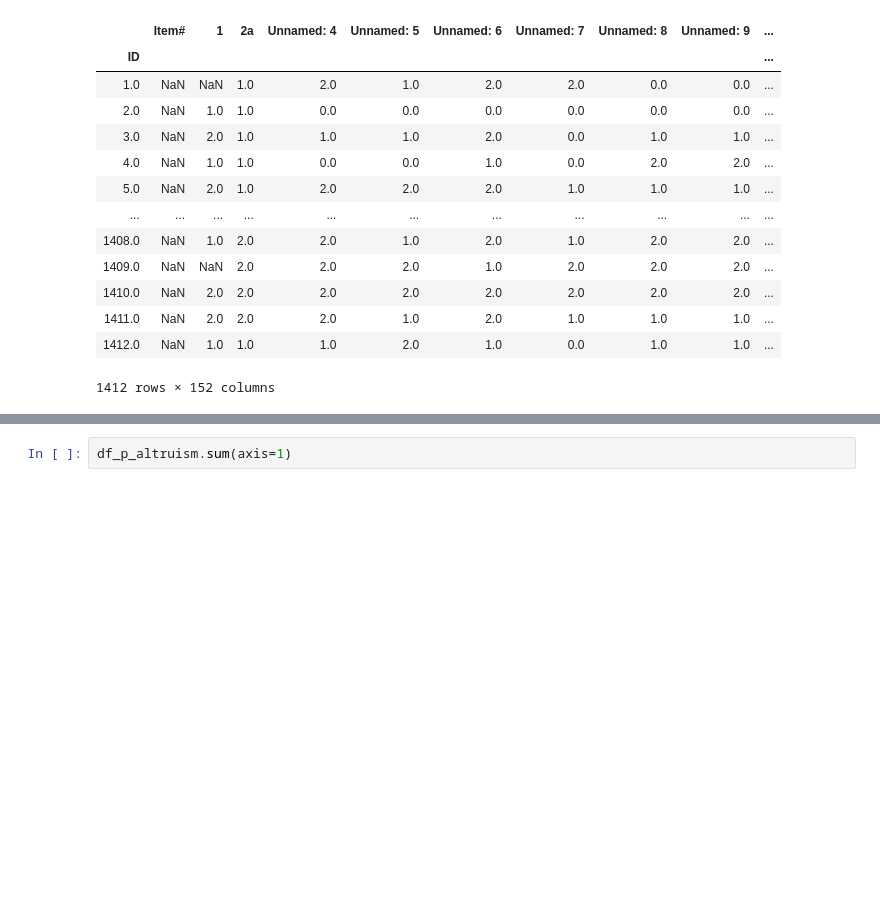
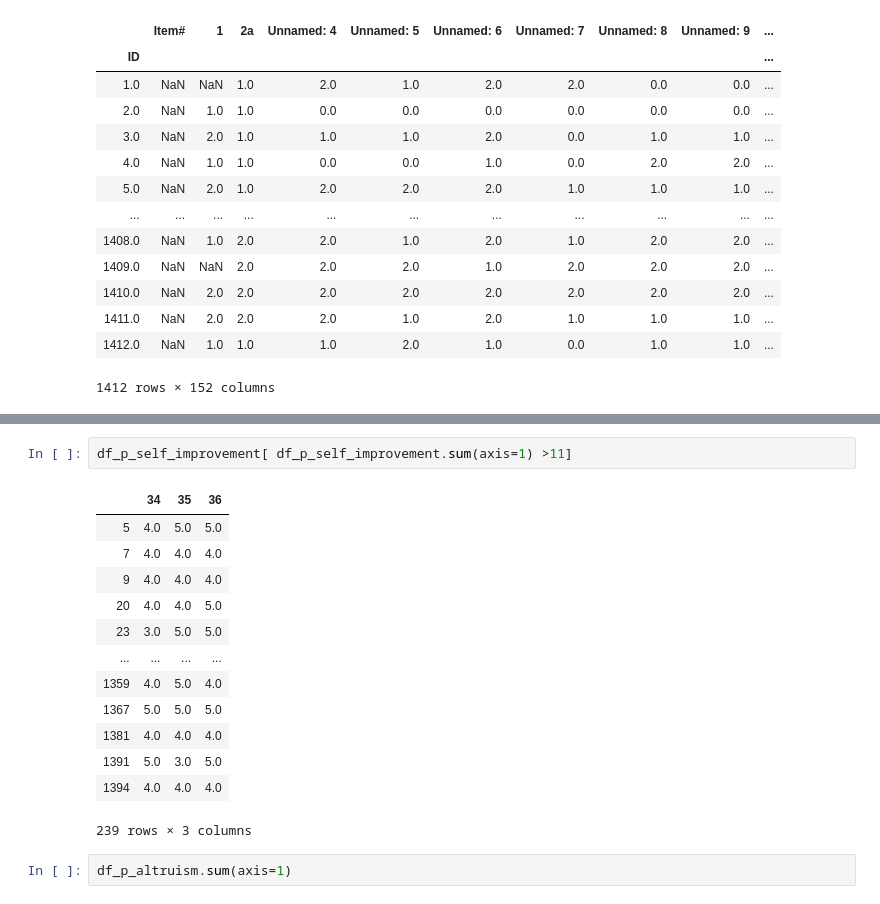
Before and after one commit to josephshanks/JapanEarthquake2011, a Jupyter notebook: S1.ipynb, the cells around one changed output, grey strips where cells are left out. Cells and saved outputs as stored; diff of their text form; blank space fills up the shorter version.

```diff
--- a/S1.ipynb
+++ b/S1.ipynb
@@ -179,3 +181,19 @@ df_imevac_health_domains.set_index("ID", inplace=True)
+# %%
+df_p_self_improvement[ df_p_self_improvement.sum(axis=1) >11]
+# %% [output]
+|  | 34 | 35 | 36 |
+| 5 | 4.0 | 5.0 | 5.0 |
+| 7 | 4.0 | 4.0 | 4.0 |
+| 9 | 4.0 | 4.0 | 4.0 |
+| 20 | 4.0 | 4.0 | 5.0 |
+| 23 | 3.0 | 5.0 | 5.0 |
+| ... | ... | ... | ... |
+| 1359 | 4.0 | 5.0 | 4.0 |
+| 1367 | 5.0 | 5.0 | 5.0 |
+| 1381 | 4.0 | 4.0 | 4.0 |
+| 1391 | 5.0 | 3.0 | 5.0 |
+| 1394 | 4.0 | 4.0 | 4.0 |
+239 rows × 3 columns
 # %%
 df_p_altruism.sum(axis=1)
 # %% [output]
```
Also changed, not shown: parts of 5 cells of this notebook.
